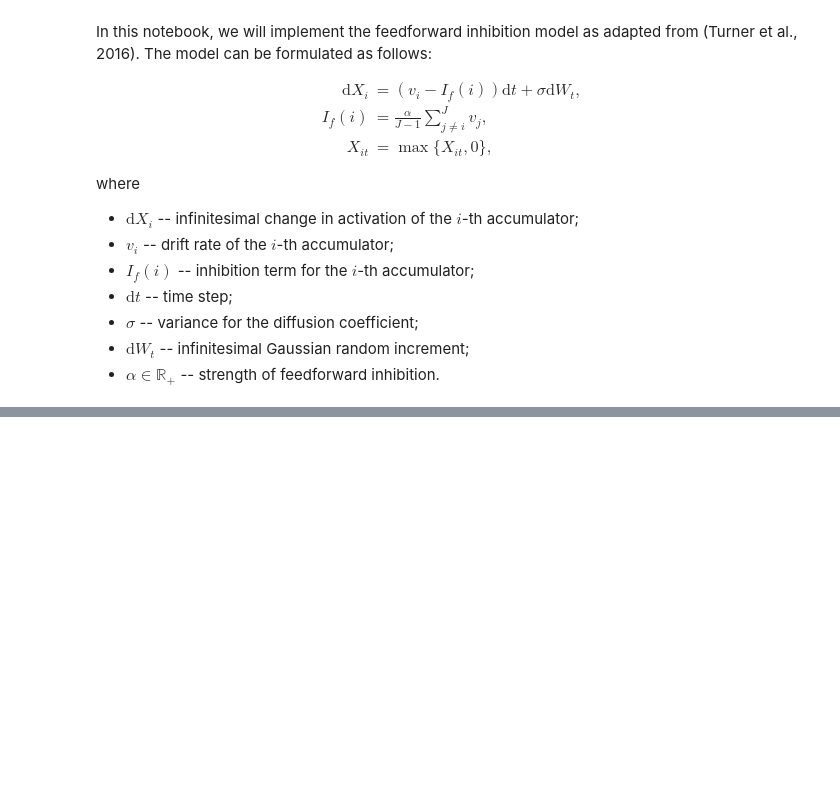
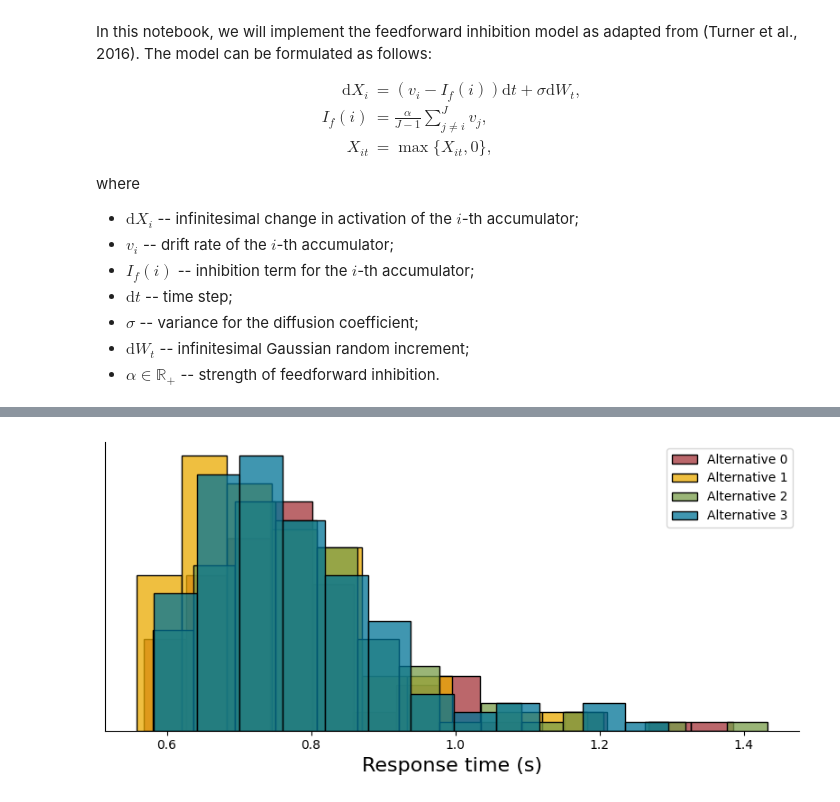
Before and after one commit to jerrymhuang/DreamDrone, a Jupyter notebook: CM02/FFI_Model.ipynb, the cells around one changed output, grey strips where cells are left out. Cells and saved outputs as stored; diff of their text form; code cells hidden in the pictures; blank space fills up the shorter version.

```diff
--- a/CM02/FFI_Model.ipynb
+++ b/CM02/FFI_Model.ipynb
@@ -114,0 +144,4 @@ f.tight_layout()
+# %%
+plot_ffi_simulation(sim_4, ffi_4)
+# %% [output]
+[figure, added]
```
Also changed, not shown: parts of 6 cells of this notebook, 2 other files.
